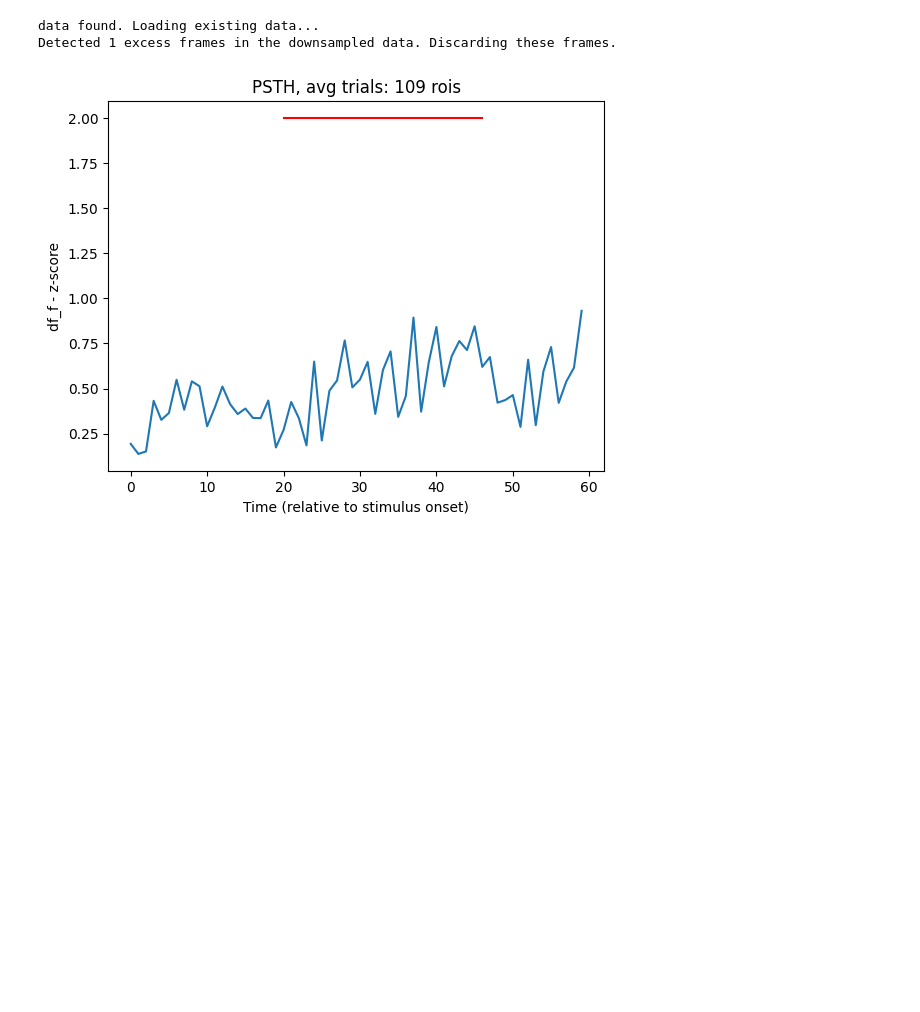
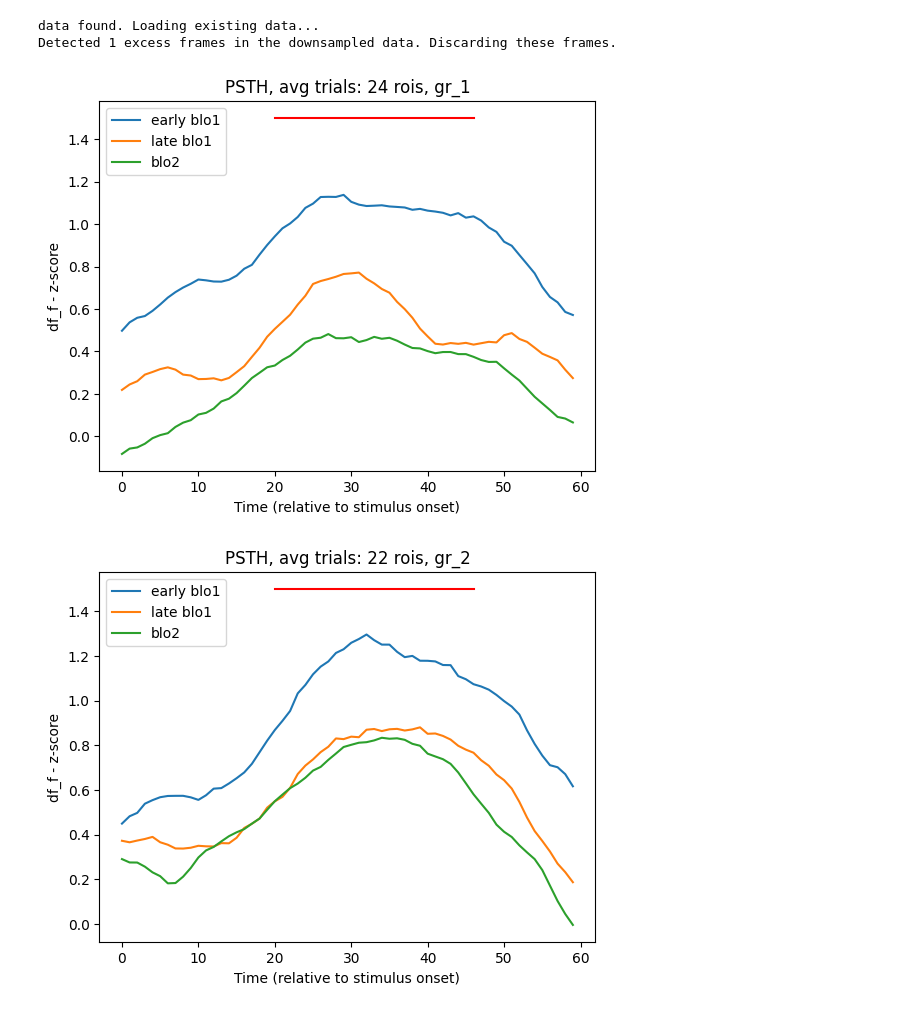
Before and after one commit to neurogears/sarahe-vr-2p, a Jupyter notebook: analysis/preprocessData.ipynb, the cells around one changed output. Drawn from its saved outputs; the diff is of its cells as text; code cells hidden in the pictures; blank space fills up the shorter version.

```diff
--- a/analysis/preprocessData.ipynb
+++ b/analysis/preprocessData.ipynb
@@ -372,18 +341,17 @@ data found. Loading existing data...
 Detected 1 excess frames in the downsampled data. Discarding these frames.
 # %%
 n_gratings = 2
-gratings_start = aligned_data[aligned_data['Stim'] != 0].index
+gratings_start = aligned_data[~aligned_data['Stim'].isin([0, np.nan])].index
 trial_start_indices = aligned_data[aligned_data['Lap_Start'] == 1].index.tolist()
 ntrial = len(extract_trial_type(log_file,'trialTypeLabel'))
 trial_type = extract_trial_type(log_file,'trialTypeLabel')
-stim_value = aligned_data[aligned_data['Stim'] != 0]['Stim']
+stim_value = aligned_data[~aligned_data['Stim'].isin([0, np.nan])]
 
 trials = []
 for i in range(len(trial_start_indices)-1):
     trial_data = aligned_data.iloc[trial_start_indices[i]:trial_start_indices[i + 1]]
     trials.append(trial_data)
 
-gratings_start = aligned_data[aligned_data['Stim'] != 0].index
 condition = (gratings_start > trial_start_indices[0]) & (gratings_start < trial_start_indices[-1])
 gratings_start = gratings_start[condition]
 stim_value = stim_value[condition]
@@ -406,36 +374,47 @@ for grating, indices in grating_onsets_dict.items():
         expanded.append(expanded_range)
     grating_indices[grating] = expanded
 
-unpred_trials = [i for i, x in enumerate(trial_type) if x == 2]
+unpred_trials = [i for i, x in enumerate(trial_type) if x == 3]
+B_trials = [item - 1 for item in unpred_trials]
+pred_trials =[i for i, x in enumerate(trial_type) if x == 1]
 # %%
 prestim_frames = slice(5,15)
-poststim_frames = slice(25,36)
+poststim_frames = slice(28,35)
 early_tris= slice(3,11)
 late_tris= slice(12,18)
+threshold=0.45
 
-sig_neurons_early = find_significant_neurons(dff_Zscore,grating_indices,prestim_frames,poststim_frames,unpred_trials,early_tris,threshold=0.4)
-sig_neurons_late = find_significant_neurons(dff_Zscore,grating_indices,prestim_frames,poststim_frames,unpred_trials,late_tris,threshold=0.4)
 
+sig_neurons_early = find_significant_neurons(dff_Zscore,grating_indices,prestim_frames,poststim_frames,unpred_trials,early_tris,threshold)
+sig_neurons_late = find_significant_neurons(dff_Zscore,grating_indices,prestim_frames,poststim_frames,unpred_trials,late_tris,threshold)
+B_sig_neurons_early = find_significant_neurons(dff_Zscore,grating_indices,prestim_frames,poststim_frames,B_trials,early_tris,threshold)
+B_sig_neurons_late = find_significant_neurons(dff_Zscore,grating_indices,prestim_frames,poststim_frames,B_trials,late_tris,threshold)
+B_sig_neurons = list(set(B_sig_neurons_early[grating] + B_sig_neurons_late[grating]))
 sig_neurons={}
 for grating,indices in grating_indices.items():
     sig_neurons[grating] =list(set(sig_neurons_early[grating] + sig_neurons_late[grating]))
 # %%
-trial_subset = slice(2,5)
+all_figures = []
 
-avg_activity = np.mean(dff_Zscore[sig_neurons['gr_1'], :],axis=0)
-trial_activity = {}
-for grating, indices in grating_indices.items():
-    trial_activity[grating] = [avg_activity[indices][t] for t in range(len(indices))]
+for grat, _ in grating_indices.items():
+    avg_activity = np.mean(dff_Zscore[sig_neurons[grat], :], axis = 0)
+    trial_activity = {}
+    for grating, indices in grating_indices.items():
+        trial_activity[grating] = [avg_activity[indices][t] for t in range(len(indices))]
 
-selected_trials = [trial_activity['gr_1'][i] for i in unpred_trials[trial_subset]]
-average_across_trials = np.mean(selected_trials, axis=0)
-
-fig, ax = plt.subplots()
-plt.plot(average_across_trials)
-plt.xlabel('Time (relative to stimulus onset)')
-plt.ylabel('df_f - z-score')
-plt.title("PSTH, avg trials: " + str(len(sig_neurons['gr_1'])) + ' rois')
-ax.plot([20, 46], [2, 2], color='r', linestyle='-')
+    fig, ax = plt.subplots()
+    plt.plot(np.mean([trial_activity[grat][i] for i in unpred_trials[slice(1,8)]],axis=0),label='early blo1')
+    # sem_earlyblo1 = np.std(avg_earlyblo1, axis=0) / np.sqrt(len(avg_earlyblo1))
+    plt.plot(np.mean([trial_activity[grat][i] for i in unpred_trials[slice(9,16)]],axis=0),label='late blo1')
+    plt.plot(np.mean([trial_activity[grat][i] for i in unpred_trials[slice(22,30)]],axis=0),label='blo2')
+    plt.xlabel('Time (relative to stimulus onset)')
+    plt.ylabel('df_f - z-score')
+    plt.title("PSTH, avg trials: " + str(len(sig_neurons[grat])) + ' rois, ' + str(grat))
+    ax.plot([20, 46], [1.5,1.5], color='r', linestyle='-')
+    plt.legend()
+    all_figures.append(fig)
+# Display all figures at the end
 plt.show()
 # %% [output]
-[figure, old version]
+[figure, new version]
+[figure, added]
```
Also changed, not shown: parts of 20 cells of this notebook.
